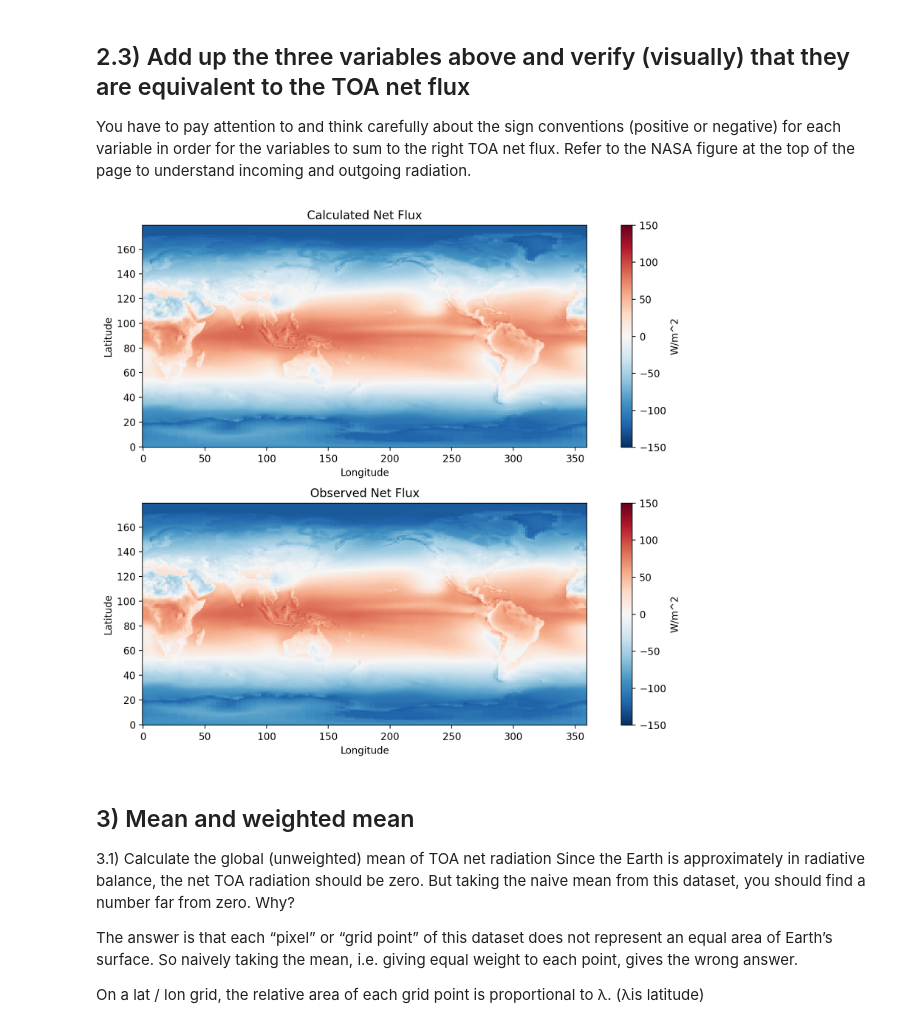
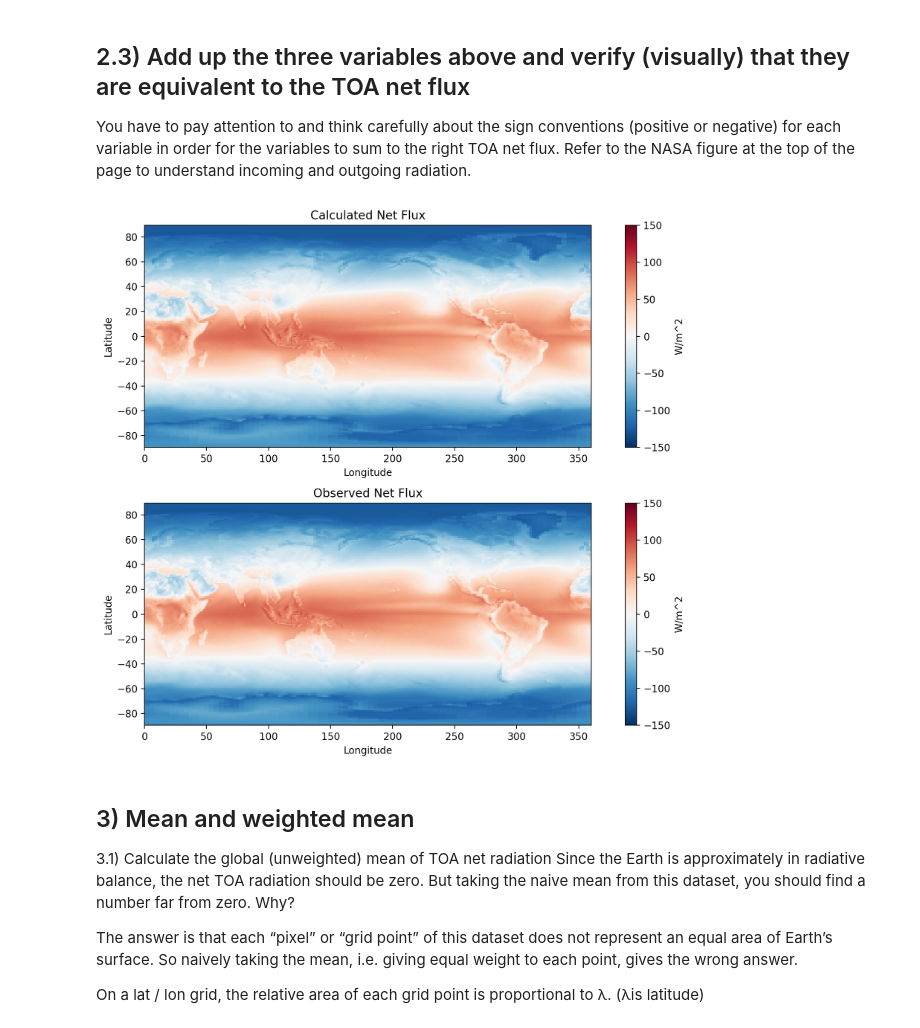
Before and after one commit to PhyllisKho/Assignments, a Jupyter notebook: Assignment7.ipynb, the cells around one changed output. Saved outputs shown, nothing was run; the diff lists cells and outputs as text; code cells hidden in the pictures.

```diff
--- a/Assignment7.ipynb
+++ b/Assignment7.ipynb
@@ -108,34 +108,34 @@ You have to pay attention to and think carefully about the sign conventions (pos
 # %%
 # Earth radiates longwave radiation (-ve).
 # Earth can reflect some shortwave radiation (-ve).
 # Incoming radiation (+ve).
 # Net flux should be small and close to zero.
 
 # Calculate net flux from TOA Longwave (-ve), Shortwave (-ve), and Incoming Solar Radiation (+ve).
 calculated_toa_net_flux = incoming_solar - toa_lw - toa_sw
 
 # Extract TOA net flux
 toa_net_flux = time_mean_ds['toa_net_all_mon']
 
 # Visual verification: Both figures should look the same.
 fig, ax = plt.subplots(figsize=(10, 8), nrows=2)
 
-plot_calculated_toa_net_flux = ax[0].imshow(calculated_toa_net_flux, vmin=-150, vmax=150, cmap='RdBu_r', origin='lower')
+plot_calculated_toa_net_flux = ax[0].imshow(calculated_toa_net_flux, vmin=-150, vmax=150, cmap='RdBu_r', origin='lower', extent=[0, 360, -89.5, 89.5])
 plt.colorbar(plot_calculated_toa_net_flux, ax=ax[0], label='W/m^2')
 ax[0].set_title('Calculated Net Flux')
 ax[0].set_xlabel('Longitude')
 ax[0].set_ylabel('Latitude')
 
 
-plot_toa_net_flux = ax[1].imshow(toa_net_flux, vmin=-150, vmax=150, cmap='RdBu_r', origin='lower')
+plot_toa_net_flux = ax[1].imshow(toa_net_flux, vmin=-150, vmax=150, cmap='RdBu_r', origin='lower', extent=[0, 360, -89.5, 89.5])
 plt.colorbar(plot_toa_net_flux, ax=ax[1], label='W/m^2')
 ax[1].set_title('Observed Net Flux')
 ax[1].set_xlabel('Longitude')
 ax[1].set_ylabel('Latitude')
 
 plt.tight_layout()
 # %% [output]
-[figure, old version]
+[figure, new version]
 # %% [markdown]
 ## 3) Mean and weighted mean
 3.1) Calculate the global (unweighted) mean of TOA net radiation
```
Also changed, not shown: parts of 5 cells of this notebook.
